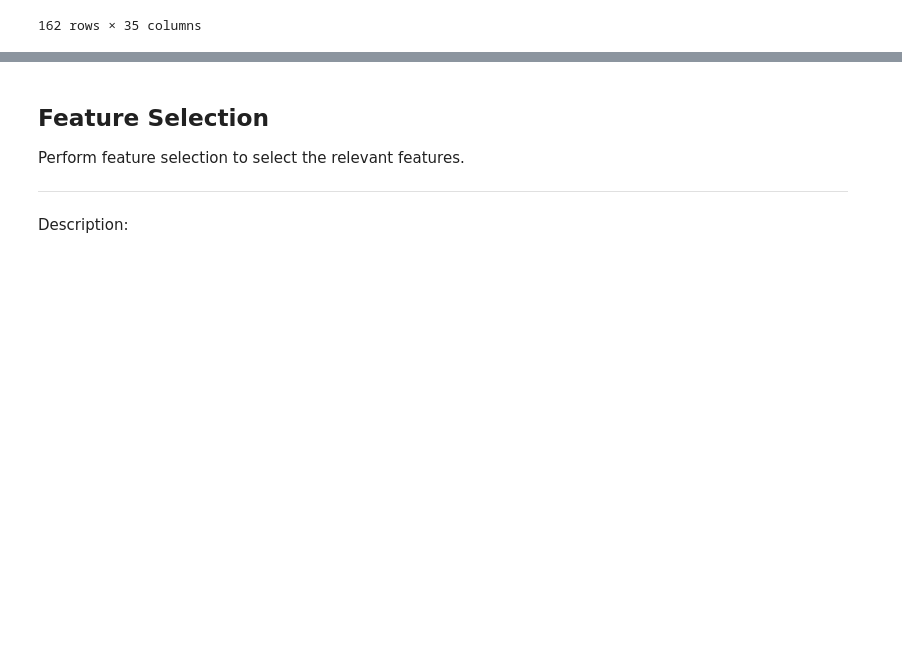
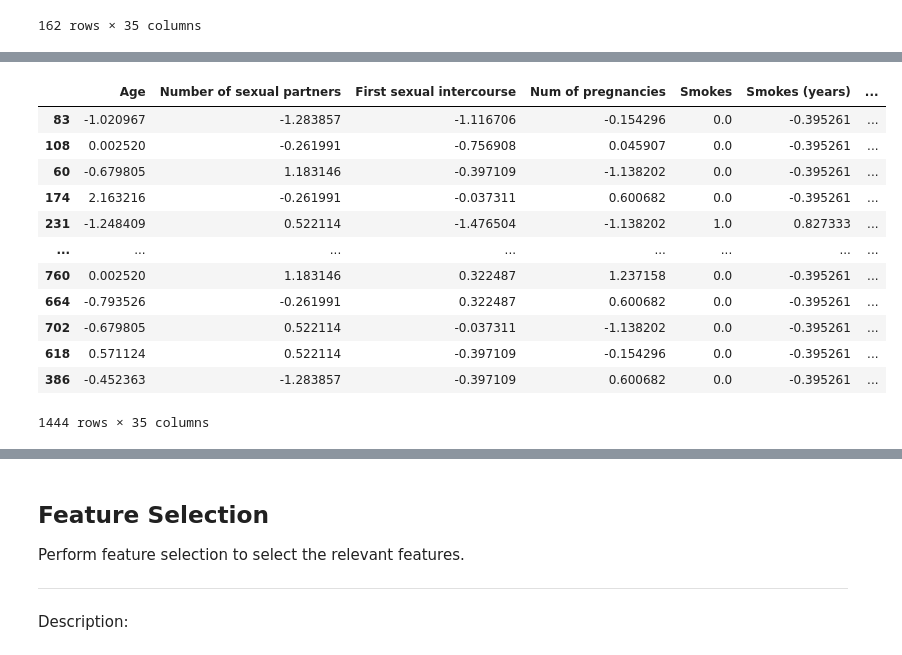
Before and after one commit to ahdeanlau/Cervical-Cancer-Diagnosis-Prediction-Model, a Jupyter notebook: Project Part 1.ipynb, the cells around one changed output, grey strips where cells are left out. Saved outputs shown, nothing was run; the diff lists cells and outputs as text; code cells hidden in the pictures; blank space fills up the shorter version.

```diff
--- a/Project Part 1.ipynb
+++ b/Project Part 1.ipynb
@@ -1430,0 +1534,23 @@ X_test_norm_balanced
+# %%
+# Columns identified that needs normalization
+columns_need_std = [0,1,2,3,5,6,8,10,12,25,26,27]
+
+X_train_std_balanced = Std_StandardScaler(X_train_norm_balanced)
+X_vald_std_balanced = Std_StandardScaler(X_vald_norm_balanced)
+X_test_std_balanced = Std_StandardScaler(X_test_norm_balanced)
+# %%
+X_train_std_balanced
+# %% [output]
+|  | Age | Number of sexual partners | First sexual intercourse | Num of pregnancies | Smokes | Smokes (years) | ... |
+| 83 | -1.020967 | -1.283857 | -1.116706 | -0.154296 | 0.0 | -0.395261 | ... |
+| 108 | 0.002520 | -0.261991 | -0.756908 | 0.045907 | 0.0 | -0.395261 | ... |
+| 60 | -0.679805 | 1.183146 | -0.397109 | -1.138202 | 0.0 | -0.395261 | ... |
+| 174 | 2.163216 | -0.261991 | -0.037311 | 0.600682 | 0.0 | -0.395261 | ... |
+| 231 | -1.248409 | 0.522114 | -1.476504 | -1.138202 | 1.0 | 0.827333 | ... |
+| ... | ... | ... | ... | ... | ... | ... | ... |
+| 760 | 0.002520 | 1.183146 | 0.322487 | 1.237158 | 0.0 | -0.395261 | ... |
+| 664 | -0.793526 | -0.261991 | 0.322487 | 0.600682 | 0.0 | -0.395261 | ... |
+| 702 | -0.679805 | 0.522114 | -0.037311 | -1.138202 | 0.0 | -0.395261 | ... |
+| 618 | 0.571124 | 0.522114 | -0.397109 | -0.154296 | 0.0 | -0.395261 | ... |
+| 386 | -0.452363 | -1.283857 | -0.397109 | 0.600682 | 0.0 | -0.395261 | ... |
+1444 rows × 35 columns
```
Also changed, not shown: parts of 14 cells of this notebook.
